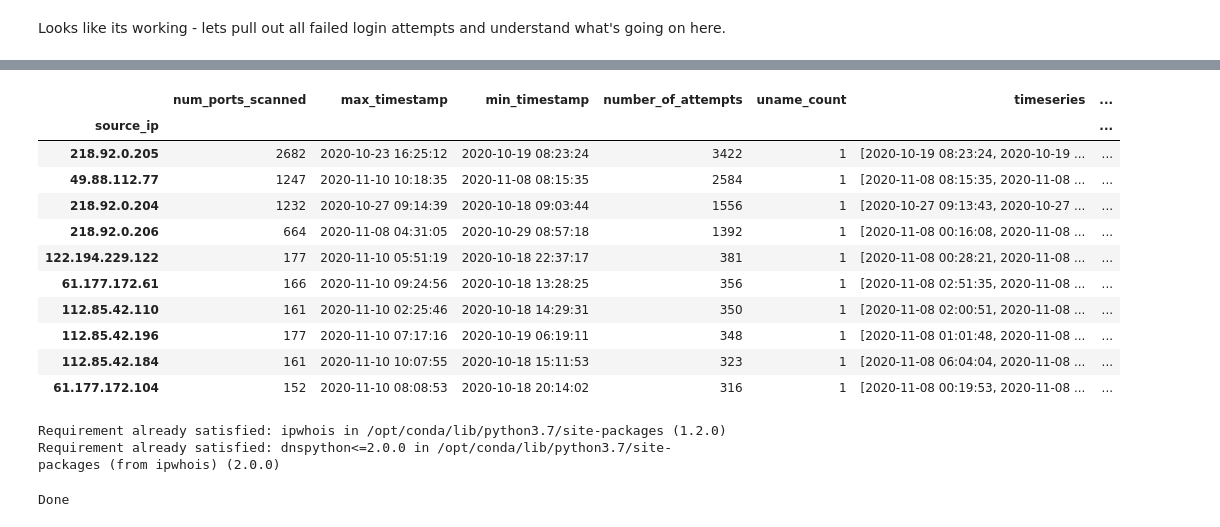
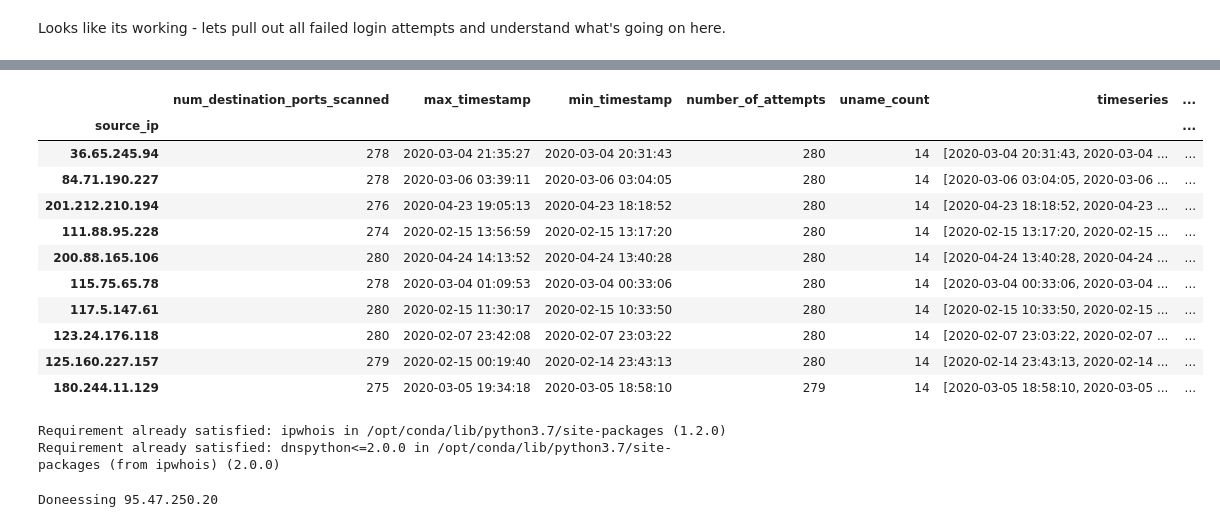
Before and after one commit to Jollyhrothgar/log_analysis, a Jupyter notebook: auth_log_parse.ipynb, the cells around one changed output, grey strips where cells are left out. Cells and saved outputs as stored; diff of their text form; code cells hidden in the pictures.

```diff
--- a/auth_log_parse.ipynb
+++ b/auth_log_parse.ipynb
@@ -76,6 +95,9 @@ su = df['auth_source'].str.startswith('su[')
 df.loc[su, 'auth_type'] = 'switch_user'
 
 df.loc[df['auth_type'] == '', 'auth_type'] = 'other'
+
+df.loc[df['auth_source'].str.startswith('ssh'), 'auth_source'] = 'ssh'
+df.loc[df['auth_source'].str.startswith('systemd-logind'), 'auth_source'] = 'systemd-logind'
 # %%
 df
 # %% [output]
@@ -286,0 +183,6 @@ df = pd.concat([fail_df, message], axis=1)
+# %%
+fail_df = ssh_df[ssh_df.message_type == "Invalid user"].copy(deep=True)
+
+print(re.search("Invalid user (.*) from .*", fail_df.message[224]).group(1))
+print(re.search("Invalid user .* from (.*) port .*", fail_df.message[224]).group(1))
+print(re.search("Invalid user .* from .* port (.*)", fail_df.message[224]).group(1))
@@ -287,2 +193,9 @@ df = pd.concat([fail_df, message], axis=1)
+# %%
+fail_df['user_attempt'] = "ERROR"
+fail_df['source_ip'] = "ERROR"
+fail_df['destination_port'] = "ERROR"
+fail_df['user_attempt'] = fail_df.message.apply(lambda x: re.search("Invalid user (.*) from .*", x).group(1))
+fail_df['source_ip'] = fail_df.message.apply(lambda x: re.search("Invalid user .* from (.*) port .*", x).group(1))
+fail_df['destination_port'] = fail_df.message.apply(lambda x: re.search("Invalid user .* from .* port (.*)", x).group(1))
 # %%
-df['unixtime'] = df['timestamp'].apply(lambda x: time.mktime(x.timetuple()))
+fail_df['unixtime'] = fail_df['timestamp'].apply(lambda x: time.mktime(x.timetuple()))
@@ -343,33 +259,33 @@ HTML(pd.concat(pagated, axis=1).to_html())
 # %%
-df_summary = pd.concat(
+fail_df_summary = pd.concat(
   [
-    df[['source_ip', 'port']].groupby('source_ip').agg(lambda x: len(set(x))).rename(columns={'port':'num_ports_scanned'}),
-    df[['source_ip', 'timestamp']].groupby('source_ip').max().rename(columns={'timestamp':'max_timestamp'}),
-    df[['source_ip', 'timestamp']].groupby('source_ip').min().rename(columns={'timestamp':'min_timestamp'}),
-    df[['source_ip', 'timestamp']].groupby('source_ip').count().rename(columns={'timestamp':'number_of_attempts'}),
-    df[['source_ip', 'user']].groupby('source_ip').agg(lambda x: len(set(x))).rename(columns={'user':'uname_count'}),
-    df[['source_ip', 'timestamp']].groupby('source_ip').agg(lambda x: list(x)).rename(columns={'timestamp':'timeseries'}),
-    df[['source_ip', 'unixtime']].groupby('source_ip').min().rename(columns={'unixtime':'min_unixtime'}),
-    df[['source_ip', 'unixtime']].groupby('source_ip').max().rename(columns={'unixtime':'max_unixtime'}),
-    df[['source_ip', 'unixtime']].groupby('source_ip').agg(lambda x: list(x)).rename(columns={'unixtime':'unixtime_timeseries'})
+    fail_df[['source_ip', 'destination_port']].groupby('source_ip').agg(lambda x: len(set(x))).rename(columns={'destination_port':'num_destination_ports_scanned'}),
+    fail_df[['source_ip', 'timestamp']].groupby('source_ip').max().rename(columns={'timestamp':'max_timestamp'}),
+    fail_df[['source_ip', 'timestamp']].groupby('source_ip').min().rename(columns={'timestamp':'min_timestamp'}),
+    fail_df[['source_ip', 'timestamp']].groupby('source_ip').count().rename(columns={'timestamp':'number_of_attempts'}),
+    fail_df[['source_ip', 'user_attempt']].groupby('source_ip').agg(lambda x: len(set(x))).rename(columns={'user_attempt':'uname_count'}),
+    fail_df[['source_ip', 'timestamp']].groupby('source_ip').agg(lambda x: list(x)).rename(columns={'timestamp':'timeseries'}),
+    fail_df[['source_ip', 'unixtime']].groupby('source_ip').min().rename(columns={'unixtime':'min_unixtime'}),
+    fail_df[['source_ip', 'unixtime']].groupby('source_ip').max().rename(columns={'unixtime':'max_unixtime'}),
+    fail_df[['source_ip', 'unixtime']].groupby('source_ip').agg(lambda x: list(x)).rename(columns={'unixtime':'unixtime_timeseries'})
   ],
   axis=1
 )
-df_summary['ats'] = df_summary['number_of_attempts'] / (df_summary['max_unixtime'] - df_summary['min_unixtime'])
-df_summary.sort_values(by='number_of_attempts', ascending=False).head(10)
+fail_df_summary['ats'] = fail_df_summary['number_of_attempts'] / (fail_df_summary['max_unixtime'] - fail_df_summary['min_unixtime'])
+fail_df_summary.sort_values(by='number_of_attempts', ascending=False).head(10)
 # %% [output]
-|  | num_ports_scanned | max_timestamp | min_timestamp | number_of_attempts | uname_count | timeseries | ... |
+|  | num_destination_ports_scanned | max_timestamp | min_timestamp | number_of_attempts | uname_count | timeseries | ... |
 | source_ip |  |  |  |  |  |  | ... |
-| 218.92.0.205 | 2682 | 2020-10-23 16:25:12 | 2020-10-19 08:23:24 | 3422 | 1 | [2020-10-19 08:23:24, 2020-10-19 ... | ... |
-| 49.88.112.77 | 1247 | 2020-11-10 10:18:35 | 2020-11-08 08:15:35 | 2584 | 1 | [2020-11-08 08:15:35, 2020-11-08 ... | ... |
-| 218.92.0.204 | 1232 | 2020-10-27 09:14:39 | 2020-10-18 09:03:44 | 1556 | 1 | [2020-10-27 09:13:43, 2020-10-27 ... | ... |
-| 218.92.0.206 | 664 | 2020-11-08 04:31:05 | 2020-10-29 08:57:18 | 1392 | 1 | [2020-11-08 00:16:08, 2020-11-08 ... | ... |
-| 122.194.229.122 | 177 | 2020-11-10 05:51:19 | 2020-10-18 22:37:17 | 381 | 1 | [2020-11-08 00:28:21, 2020-11-08 ... | ... |
-| 61.177.172.61 | 166 | 2020-11-10 09:24:56 | 2020-10-18 13:28:25 | 356 | 1 | [2020-11-08 02:51:35, 2020-11-08 ... | ... |
-| 112.85.42.110 | 161 | 2020-11-10 02:25:46 | 2020-10-18 14:29:31 | 350 | 1 | [2020-11-08 02:00:51, 2020-11-08 ... | ... |
-| 112.85.42.196 | 177 | 2020-11-10 07:17:16 | 2020-10-19 06:19:11 | 348 | 1 | [2020-11-08 01:01:48, 2020-11-08 ... | ... |
-| 112.85.42.184 | 161 | 2020-11-10 10:07:55 | 2020-10-18 15:11:53 | 323 | 1 | [2020-11-08 06:04:04, 2020-11-08 ... | ... |
-| 61.177.172.104 | 152 | 2020-11-10 08:08:53 | 2020-10-18 20:14:02 | 316 | 1 | [2020-11-08 00:19:53, 2020-11-08 ... | ... |
+| 36.65.245.94 | 278 | 2020-03-04 21:35:27 | 2020-03-04 20:31:43 | 280 | 14 | [2020-03-04 20:31:43, 2020-03-04 ... | ... |
+| 84.71.190.227 | 278 | 2020-03-06 03:39:11 | 2020-03-06 03:04:05 | 280 | 14 | [2020-03-06 03:04:05, 2020-03-06 ... | ... |
+| 201.212.210.194 | 276 | 2020-04-23 19:05:13 | 2020-04-23 18:18:52 | 280 | 14 | [2020-04-23 18:18:52, 2020-04-23 ... | ... |
+| 111.88.95.228 | 274 | 2020-02-15 13:56:59 | 2020-02-15 13:17:20 | 280 | 14 | [2020-02-15 13:17:20, 2020-02-15 ... | ... |
+| 200.88.165.106 | 280 | 2020-04-24 14:13:52 | 2020-04-24 13:40:28 | 280 | 14 | [2020-04-24 13:40:28, 2020-04-24 ... | ... |
+| 115.75.65.78 | 278 | 2020-03-04 01:09:53 | 2020-03-04 00:33:06 | 280 | 14 | [2020-03-04 00:33:06, 2020-03-04 ... | ... |
+| 117.5.147.61 | 280 | 2020-02-15 11:30:17 | 2020-02-15 10:33:50 | 280 | 14 | [2020-02-15 10:33:50, 2020-02-15 ... | ... |
+| 123.24.176.118 | 280 | 2020-02-07 23:42:08 | 2020-02-07 23:03:22 | 280 | 14 | [2020-02-07 23:03:22, 2020-02-07 ... | ... |
+| 125.160.227.157 | 279 | 2020-02-15 00:19:40 | 2020-02-14 23:43:13 | 280 | 14 | [2020-02-14 23:43:13, 2020-02-14 ... | ... |
+| 180.244.11.129 | 275 | 2020-03-05 19:34:18 | 2020-03-05 18:58:10 | 279 | 14 | [2020-03-05 18:58:10, 2020-03-05 ... | ... |
 # %%
 !pip install ipwhois
 # %% [output]
@@ -385,7 +301,7 @@ import json
 
 ip_country = {}
 
-for ip in df_summary.index.unique():
+for ip in fail_df_summary.index.unique():
   try:
     with open("ip_to_country_mapping.json", "r") as f:
       ip_country = json.load(f)
@@ -401,5 +317,5 @@ for ip in df_summary.index.unique():
 
 print("Done")
 # %% [output]
-Done
+Doneessing 95.47.250.20
 # %%
```
Also changed, not shown: parts of 34 cells of this notebook, 3 other files.
